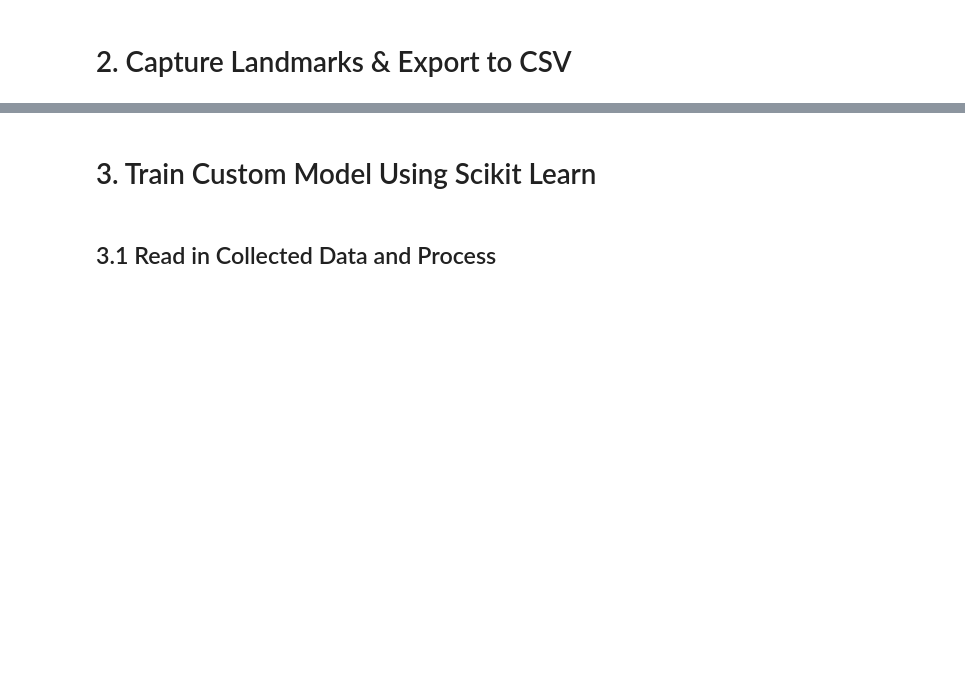
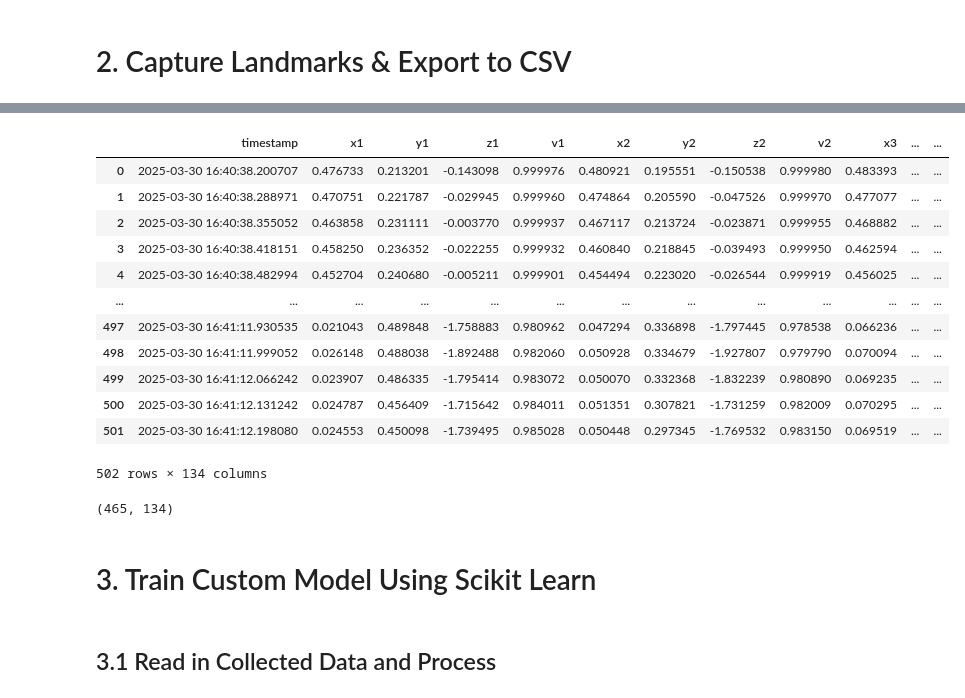
Before and after one commit to MarShin/aiot_tutorial, a Jupyter notebook: gym pose personal trainer tutorial.ipynb, the cells around one changed output, grey strips where cells are left out. Cells and saved outputs as stored; diff of their text form; code cells hidden in the pictures; blank space fills up the shorter version.

```diff
--- a/gym pose personal trainer tutorial.ipynb
+++ b/gym pose personal trainer tutorial.ipynb
@@ -70,2 +69,0 @@ W0000 00:00:1743244865.206664   43344 landmark_projection_calculator.cc:186] Usi
-# %%
-pose =
@@ -92,0 +104,2 @@ import numpy as np
+# %%
+class_name = "squat_bad_side"
@@ -93,6 +193,7 @@ import numpy as np
 # %%
-
-num_coords = len(results.pose_landmarks.landmark)
-landmarks = ['class']
+# write data
+cols = ['timestamp']
 for val in range(1, num_coords+1):
-    landmarks += ['x{}'.format(val), 'y{}'.format(val), 'z{}'.format(val), 'v{}'.format(val)]
+    cols += ['x{}'.format(val), 'y{}'.format(val), 'z{}'.format(val), 'v{}'.format(val)]
+df = pd.DataFrame(pose_data, columns=cols)
+df['class'] = class_name
@@ -200,0 +200,16 @@ W0000 00:00:1743227517.502359  140772 inference_feedback_manager.cc:114] Feedbac
+# %%
+df
+# %% [output]
+|  | timestamp | x1 | y1 | z1 | v1 | x2 | y2 | z2 | v2 | x3 | ... | ... |
+| 0 | 2025-03-30 16:40:38.200707 | 0.476733 | 0.213201 | -0.143098 | 0.999976 | 0.480921 | 0.195551 | -0.150538 | 0.999980 | 0.483393 | ... | ... |
+| 1 | 2025-03-30 16:40:38.288971 | 0.470751 | 0.221787 | -0.029945 | 0.999960 | 0.474864 | 0.205590 | -0.047526 | 0.999970 | 0.477077 | ... | ... |
+| 2 | 2025-03-30 16:40:38.355052 | 0.463858 | 0.231111 | -0.003770 | 0.999937 | 0.467117 | 0.213724 | -0.023871 | 0.999955 | 0.468882 | ... | ... |
+| 3 | 2025-03-30 16:40:38.418151 | 0.458250 | 0.236352 | -0.022255 | 0.999932 | 0.460840 | 0.218845 | -0.039493 | 0.999950 | 0.462594 | ... | ... |
+| 4 | 2025-03-30 16:40:38.482994 | 0.452704 | 0.240680 | -0.005211 | 0.999901 | 0.454494 | 0.223020 | -0.026544 | 0.999919 | 0.456025 | ... | ... |
+| ... | ... | ... | ... | ... | ... | ... | ... | ... | ... | ... | ... | ... |
+| 497 | 2025-03-30 16:41:11.930535 | 0.021043 | 0.489848 | -1.758883 | 0.980962 | 0.047294 | 0.336898 | -1.797445 | 0.978538 | 0.066236 | ... | ... |
+| 498 | 2025-03-30 16:41:11.999052 | 0.026148 | 0.488038 | -1.892488 | 0.982060 | 0.050928 | 0.334679 | -1.927807 | 0.979790 | 0.070094 | ... | ... |
+| 499 | 2025-03-30 16:41:12.066242 | 0.023907 | 0.486335 | -1.795414 | 0.983072 | 0.050070 | 0.332368 | -1.832239 | 0.980890 | 0.069235 | ... | ... |
+| 500 | 2025-03-30 16:41:12.131242 | 0.024787 | 0.456409 | -1.715642 | 0.984011 | 0.051351 | 0.307821 | -1.731259 | 0.982009 | 0.070295 | ... | ... |
+| 501 | 2025-03-30 16:41:12.198080 | 0.024553 | 0.450098 | -1.739495 | 0.985028 | 0.050448 | 0.297345 | -1.769532 | 0.983150 | 0.069519 | ... | ... |
+502 rows × 134 columns
@@ -201,3 +221,7 @@ W0000 00:00:1743227517.502359  140772 inference_feedback_manager.cc:114] Feedbac
+# %%
+clean_df.shape
+# %% [output]
+(465, 134)
 # %% [markdown]
 # 3. Train Custom Model Using Scikit Learn
 # %% [markdown]
```
Also changed, not shown: parts of 33 cells of this notebook, 1 other file.
